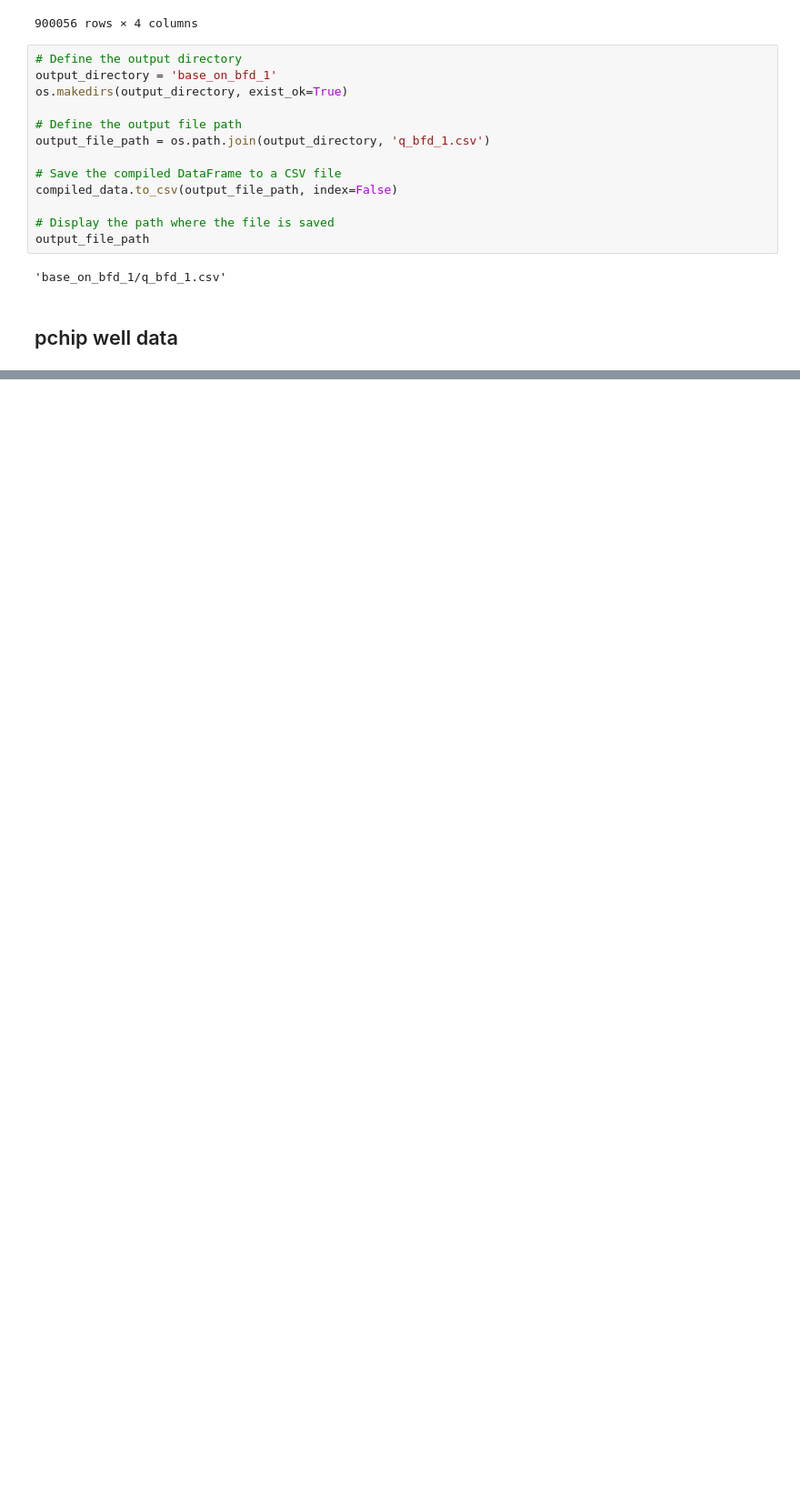
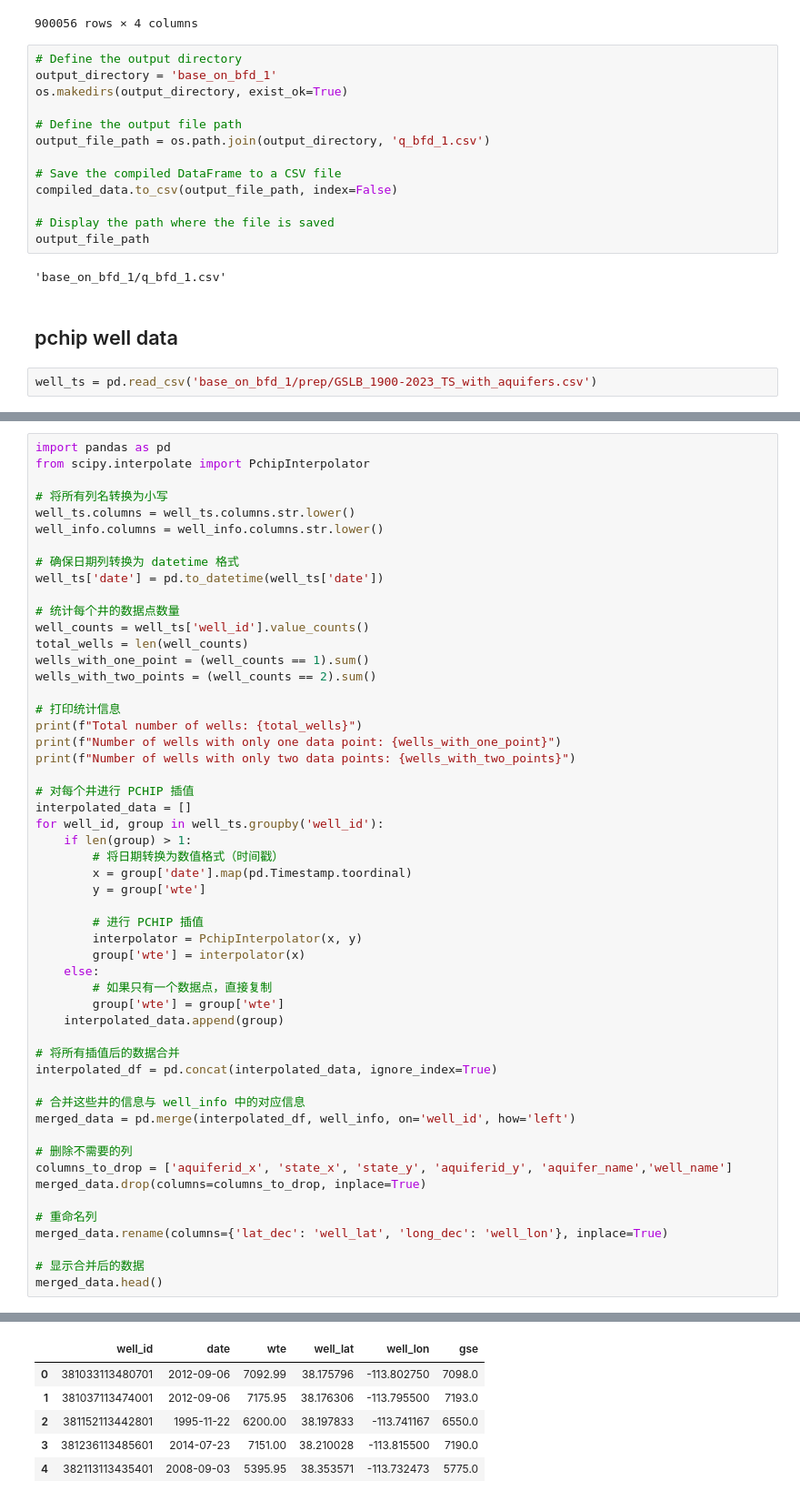
Before and after one commit to xueyil9/gslb_local_running, a Jupyter notebook: base_on_first_bfd_1_june10.ipynb, the cells around one changed output, grey strips where cells are left out. Shown at 91% size. Saved outputs shown, nothing was run; the diff lists cells and outputs as text; blank space fills up the shorter version.

```diff
--- a/base_on_first_bfd_1_june10.ipynb
+++ b/base_on_first_bfd_1_june10.ipynb
@@ -85,3 +85,5 @@ output_file_path
 'base_on_bfd_1/q_bfd_1.csv'
 # %% [markdown]
 ## pchip well data
+# %%
+well_ts = pd.read_csv('base_on_bfd_1/prep/GSLB_1900-2023_TS_with_aquifers.csv')
@@ -87,0 +110,54 @@ output_file_path
+# %%
+import pandas as pd
+from scipy.interpolate import PchipInterpolator
+
+# 将所有列名转换为小写
+well_ts.columns = well_ts.columns.str.lower()
+well_info.columns = well_info.columns.str.lower()
+
+# 确保日期列转换为 datetime 格式
+well_ts['date'] = pd.to_datetime(well_ts['date'])
+
+# 统计每个井的数据点数量
+well_counts = well_ts['well_id'].value_counts()
+total_wells = len(well_counts)
+wells_with_one_point = (well_counts == 1).sum()
+wells_with_two_points = (well_counts == 2).sum()
+
+# 打印统计信息
+print(f"Total number of wells: {total_wells}")
+print(f"Number of wells with only one data point: {wells_with_one_point}")
+print(f"Number of wells with only two data points: {wells_with_two_points}")
+
+# 对每个井进行 PCHIP 插值
+interpolated_data = []
+for well_id, group in well_ts.groupby('well_id'):
+    if len(group) > 1:
+        # 将日期转换为数值格式（时间戳）
+        x = group['date'].map(pd.Timestamp.toordinal)
+        y = group['wte']
+
+        # 进行 PCHIP 插值
+        interpolator = PchipInterpolator(x, y)
+        group['wte'] = interpolator(x)
+    else:
+        # 如果只有一个数据点，直接复制
+        group['wte'] = group['wte']
+    interpolated_data.append(group)
+
+# 将所有插值后的数据合并
+interpolated_df = pd.concat(interpolated_data, ignore_index=True)
+
+# 合并这些井的信息与 well_info 中的对应信息
+merged_data = pd.merge(interpolated_df, well_info, on='well_id', how='left')
+
+# 删除不需要的列
+columns_to_drop = ['aquiferid_x', 'state_x', 'state_y', 'aquiferid_y', 'aquifer_name','well_name']
+merged_data.drop(columns=columns_to_drop, inplace=True)
+
+# 重命名列
+merged_data.rename(columns={'lat_dec': 'well_lat', 'long_dec': 'well_lon'}, inplace=True)
+
+# 显示合并后的数据
+merged_data.head()
+# %% [output]
@@ -87,0 +167,6 @@ output_file_path
+|  | well_id | date | wte | well_lat | well_lon | gse |
+| 0 | 381033113480701 | 2012-09-06 | 7092.99 | 38.175796 | -113.802750 | 7098.0 |
+| 1 | 381037113474001 | 2012-09-06 | 7175.95 | 38.176306 | -113.795500 | 7193.0 |
+| 2 | 381152113442801 | 1995-11-22 | 6200.00 | 38.197833 | -113.741167 | 6550.0 |
+| 3 | 381236113485601 | 2014-07-23 | 7151.00 | 38.210028 | -113.815500 | 7190.0 |
+| 4 | 382113113435401 | 2008-09-03 | 5395.95 | 38.353571 | -113.732473 | 5775.0 |
```
Also changed, not shown: parts of 7 cells of this notebook.
